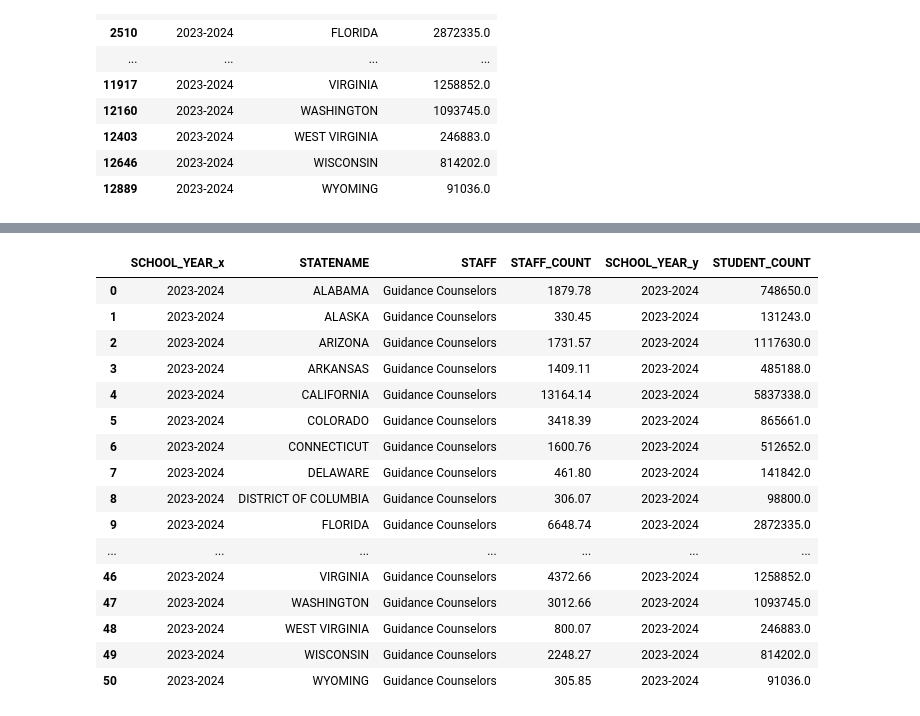
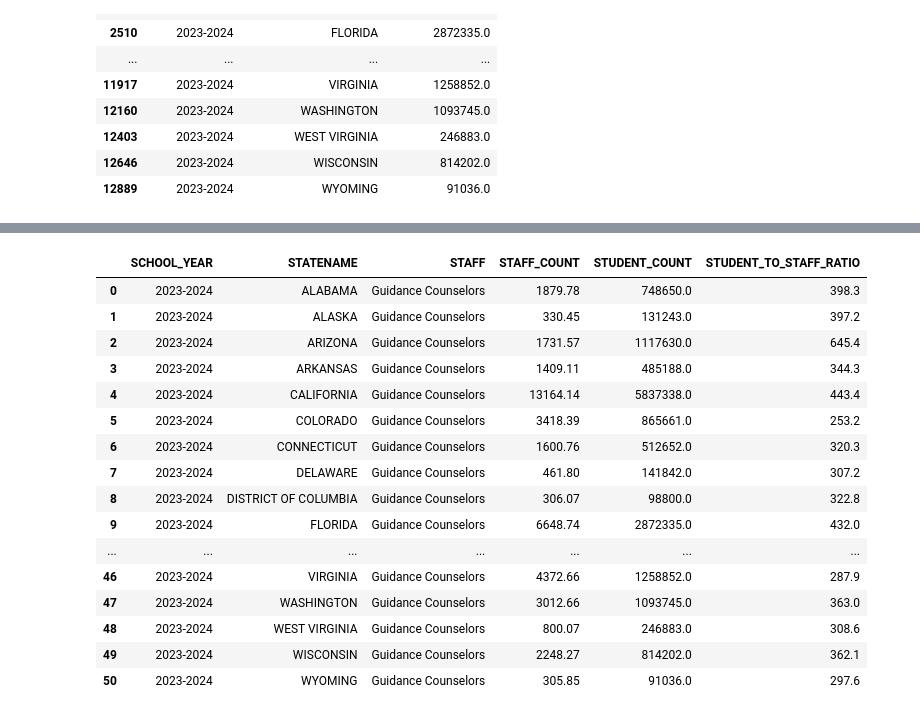
Before and after one commit to jkelly3rd/school_counselors, a Jupyter notebook: 00_school_counselors.ipynb, the cells around one changed output, grey strips where cells are left out. Saved outputs shown, nothing was run; the diff lists cells and outputs as text; code cells hidden in the pictures.

```diff
--- a/00_school_counselors.ipynb
+++ b/00_school_counselors.ipynb
@@ -128,6 +133,9 @@ school_counselors = school_counselors[["SCHOOL_YEAR", "STATENAME", "STAFF", "STA
 # Merge with the enrollment data to get only STATENAME and STUDENT_COUNT columns
 school_counselors = pd.merge(school_counselors, enrollment_2024[["STATENAME", "STUDENT_COUNT"]], how="inner", on=["STATENAME"])
 
+# Calculate a ratio of students to staff as a new column and round to one digit after decimal
+school_counselors["STUDENT_TO_STAFF_RATIO"] = (school_counselors["STUDENT_COUNT"] / school_counselors["STAFF_COUNT"]).round(1)
+
 # Show me the info and head of the data
 school_counselors.info()
 school_counselors.head(100)
@@ -147,18 +155,18 @@ dtypes: float64(2), object(4)
 memory usage: 2.5+ KB
-|  | SCHOOL_YEAR_x | STATENAME | STAFF | STAFF_COUNT | SCHOOL_YEAR_y | STUDENT_COUNT |
-| 0 | 2023-2024 | ALABAMA | Guidance Counselors | 1879.78 | 2023-2024 | 748650.0 |
-| 1 | 2023-2024 | ALASKA | Guidance Counselors | 330.45 | 2023-2024 | 131243.0 |
-| 2 | 2023-2024 | ARIZONA | Guidance Counselors | 1731.57 | 2023-2024 | 1117630.0 |
-| 3 | 2023-2024 | ARKANSAS | Guidance Counselors | 1409.11 | 2023-2024 | 485188.0 |
-| 4 | 2023-2024 | CALIFORNIA | Guidance Counselors | 13164.14 | 2023-2024 | 5837338.0 |
-| 5 | 2023-2024 | COLORADO | Guidance Counselors | 3418.39 | 2023-2024 | 865661.0 |
-| 6 | 2023-2024 | CONNECTICUT | Guidance Counselors | 1600.76 | 2023-2024 | 512652.0 |
-| 7 | 2023-2024 | DELAWARE | Guidance Counselors | 461.80 | 2023-2024 | 141842.0 |
-| 8 | 2023-2024 | DISTRICT OF COLUMBIA | Guidance Counselors | 306.07 | 2023-2024 | 98800.0 |
-| 9 | 2023-2024 | FLORIDA | Guidance Counselors | 6648.74 | 2023-2024 | 2872335.0 |
+|  | SCHOOL_YEAR | STATENAME | STAFF | STAFF_COUNT | STUDENT_COUNT | STUDENT_TO_STAFF_RATIO |
+| 0 | 2023-2024 | ALABAMA | Guidance Counselors | 1879.78 | 748650.0 | 398.3 |
+| 1 | 2023-2024 | ALASKA | Guidance Counselors | 330.45 | 131243.0 | 397.2 |
+| 2 | 2023-2024 | ARIZONA | Guidance Counselors | 1731.57 | 1117630.0 | 645.4 |
+| 3 | 2023-2024 | ARKANSAS | Guidance Counselors | 1409.11 | 485188.0 | 344.3 |
+| 4 | 2023-2024 | CALIFORNIA | Guidance Counselors | 13164.14 | 5837338.0 | 443.4 |
+| 5 | 2023-2024 | COLORADO | Guidance Counselors | 3418.39 | 865661.0 | 253.2 |
+| 6 | 2023-2024 | CONNECTICUT | Guidance Counselors | 1600.76 | 512652.0 | 320.3 |
+| 7 | 2023-2024 | DELAWARE | Guidance Counselors | 461.80 | 141842.0 | 307.2 |
+| 8 | 2023-2024 | DISTRICT OF COLUMBIA | Guidance Counselors | 306.07 | 98800.0 | 322.8 |
+| 9 | 2023-2024 | FLORIDA | Guidance Counselors | 6648.74 | 2872335.0 | 432.0 |
 | ... | ... | ... | ... | ... | ... | ... |
-| 46 | 2023-2024 | VIRGINIA | Guidance Counselors | 4372.66 | 2023-2024 | 1258852.0 |
-| 47 | 2023-2024 | WASHINGTON | Guidance Counselors | 3012.66 | 2023-2024 | 1093745.0 |
-| 48 | 2023-2024 | WEST VIRGINIA | Guidance Counselors | 800.07 | 2023-2024 | 246883.0 |
-| 49 | 2023-2024 | WISCONSIN | Guidance Counselors | 2248.27 | 2023-2024 | 814202.0 |
-| 50 | 2023-2024 | WYOMING | Guidance Counselors | 305.85 | 2023-2024 | 91036.0 |
+| 46 | 2023-2024 | VIRGINIA | Guidance Counselors | 4372.66 | 1258852.0 | 287.9 |
+| 47 | 2023-2024 | WASHINGTON | Guidance Counselors | 3012.66 | 1093745.0 | 363.0 |
+| 48 | 2023-2024 | WEST VIRGINIA | Guidance Counselors | 800.07 | 246883.0 | 308.6 |
+| 49 | 2023-2024 | WISCONSIN | Guidance Counselors | 2248.27 | 814202.0 | 362.1 |
+| 50 | 2023-2024 | WYOMING | Guidance Counselors | 305.85 | 91036.0 | 297.6 |
```
Also changed, not shown: parts of 3 cells of this notebook, 4 other files.
